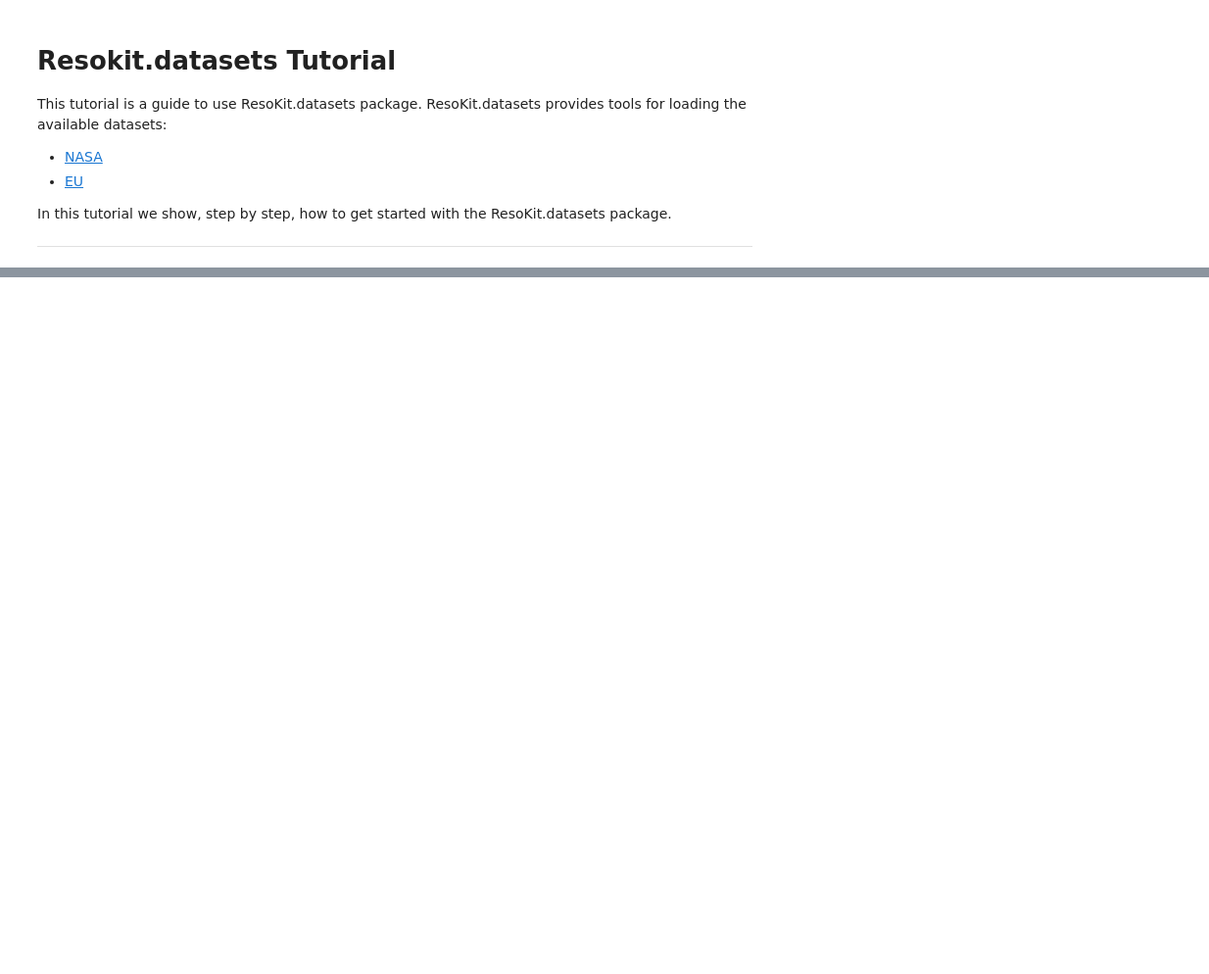
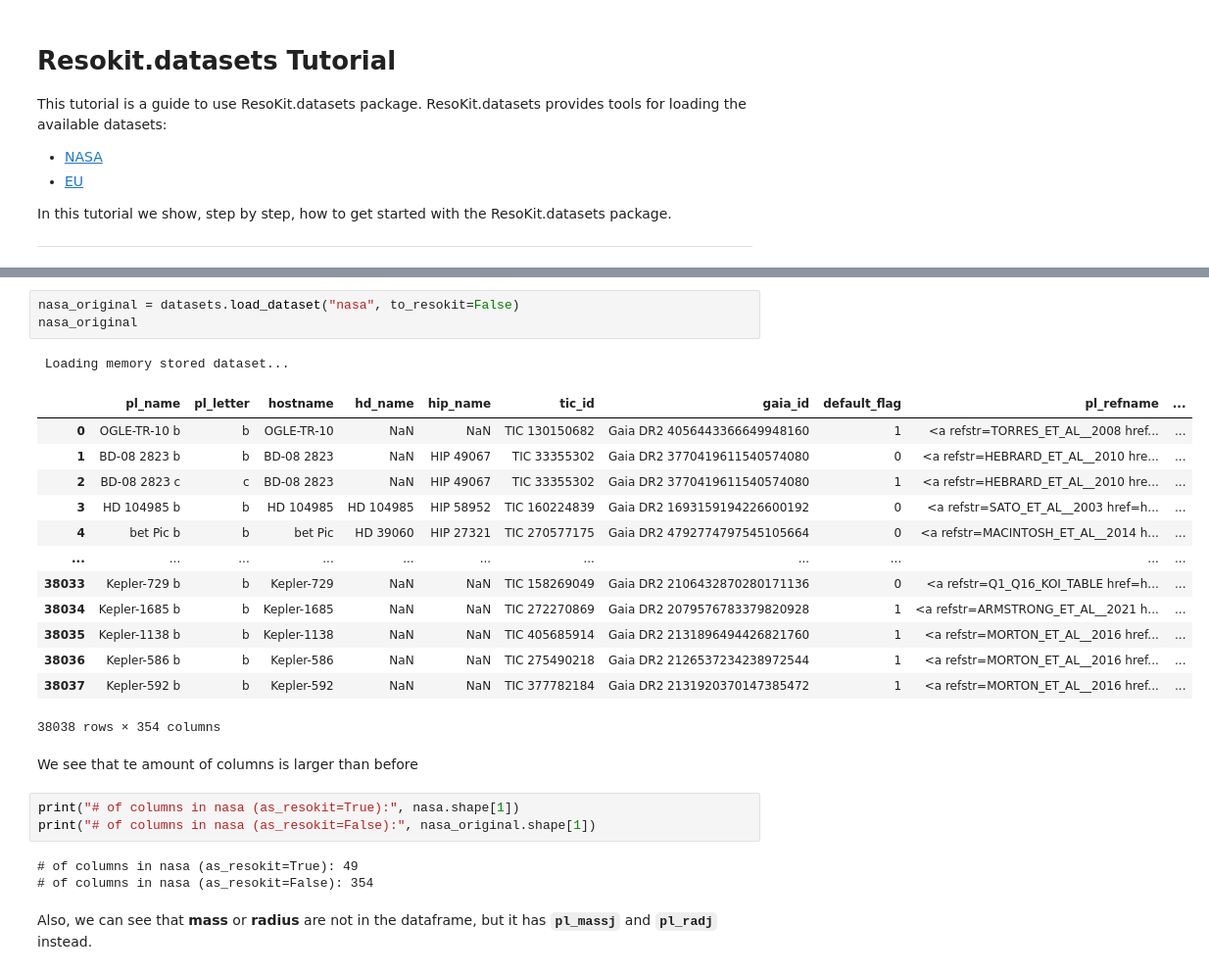
Before and after one commit to Gianuzzi/ResoKit, a Jupyter notebook: docs/source/tutorials/io.ipynb, the cells around one changed output, grey strips where cells are left out. Shown: that part at 98% size. Cells and saved outputs as stored; diff of their text form; blank space fills up the shorter version.

```diff
--- a/docs/source/tutorials/io.ipynb
+++ b/docs/source/tutorials/io.ipynb
@@ -131,0 +194,28 @@ array([[nan, nan, nan],
+# %%
+nasa_original = datasets.load_dataset("nasa", to_resokit=False)
+nasa_original
+# %% [output]
+ Loading memory stored dataset...
+|  | pl_name | pl_letter | hostname | hd_name | hip_name | tic_id | gaia_id | default_flag | pl_refname | ... |
+| 0 | OGLE-TR-10 b | b | OGLE-TR-10 | NaN | NaN | TIC 130150682 | Gaia DR2 4056443366649948160 | 1 | <a refstr=TORRES_ET_AL__2008 href... | ... |
+| 1 | BD-08 2823 b | b | BD-08 2823 | NaN | HIP 49067 | TIC 33355302 | Gaia DR2 3770419611540574080 | 0 | <a refstr=HEBRARD_ET_AL__2010 hre... | ... |
+| 2 | BD-08 2823 c | c | BD-08 2823 | NaN | HIP 49067 | TIC 33355302 | Gaia DR2 3770419611540574080 | 1 | <a refstr=HEBRARD_ET_AL__2010 hre... | ... |
+| 3 | HD 104985 b | b | HD 104985 | HD 104985 | HIP 58952 | TIC 160224839 | Gaia DR2 1693159194226600192 | 0 | <a refstr=SATO_ET_AL__2003 href=h... | ... |
+| 4 | bet Pic b | b | bet Pic | HD 39060 | HIP 27321 | TIC 270577175 | Gaia DR2 4792774797545105664 | 0 | <a refstr=MACINTOSH_ET_AL__2014 h... | ... |
+| ... | ... | ... | ... | ... | ... | ... | ... | ... | ... | ... |
+| 38033 | Kepler-729 b | b | Kepler-729 | NaN | NaN | TIC 158269049 | Gaia DR2 2106432870280171136 | 0 | <a refstr=Q1_Q16_KOI_TABLE href=h... | ... |
+| 38034 | Kepler-1685 b | b | Kepler-1685 | NaN | NaN | TIC 272270869 | Gaia DR2 2079576783379820928 | 1 | <a refstr=ARMSTRONG_ET_AL__2021 h... | ... |
+| 38035 | Kepler-1138 b | b | Kepler-1138 | NaN | NaN | TIC 405685914 | Gaia DR2 2131896494426821760 | 1 | <a refstr=MORTON_ET_AL__2016 href... | ... |
+| 38036 | Kepler-586 b | b | Kepler-586 | NaN | NaN | TIC 275490218 | Gaia DR2 2126537234238972544 | 1 | <a refstr=MORTON_ET_AL__2016 href... | ... |
+| 38037 | Kepler-592 b | b | Kepler-592 | NaN | NaN | TIC 377782184 | Gaia DR2 2131920370147385472 | 1 | <a refstr=MORTON_ET_AL__2016 href... | ... |
+38038 rows × 354 columns
+# %% [markdown]
+We see that te amount of columns is larger than before
+# %%
+print("# of columns in nasa (as_resokit=True):", nasa.shape[1])
+print("# of columns in nasa (as_resokit=False):", nasa_original.shape[1])
+# %% [output]
+# of columns in nasa (as_resokit=True): 49
+# of columns in nasa (as_resokit=False): 354
+# %% [markdown]
+Also, we can see that **mass** or **radius** are not in the dataframe, but it has **`pl_massj`** and **`pl_radj`** instead.
```
Also changed, not shown: parts of 25 cells of this notebook, 1 other file.
